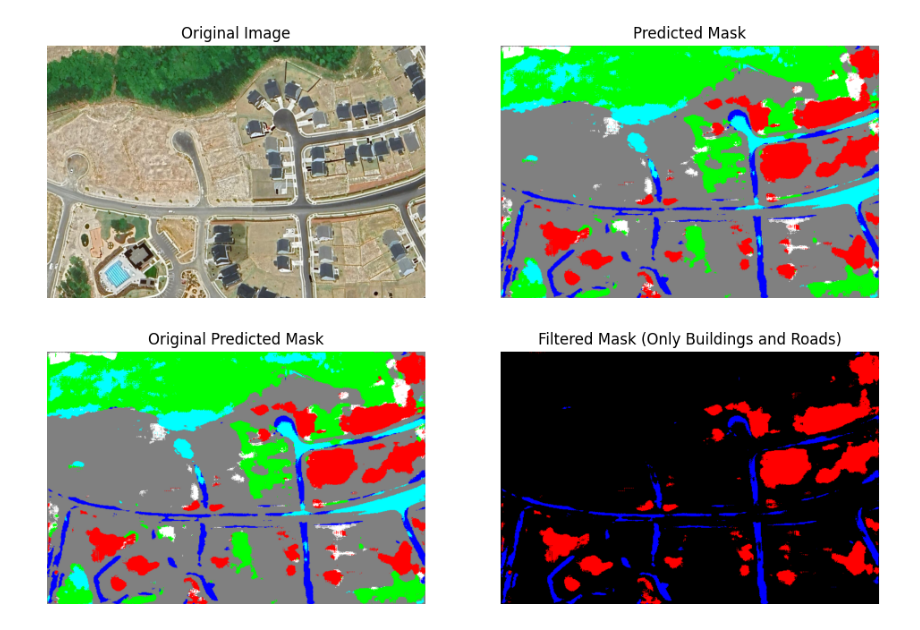
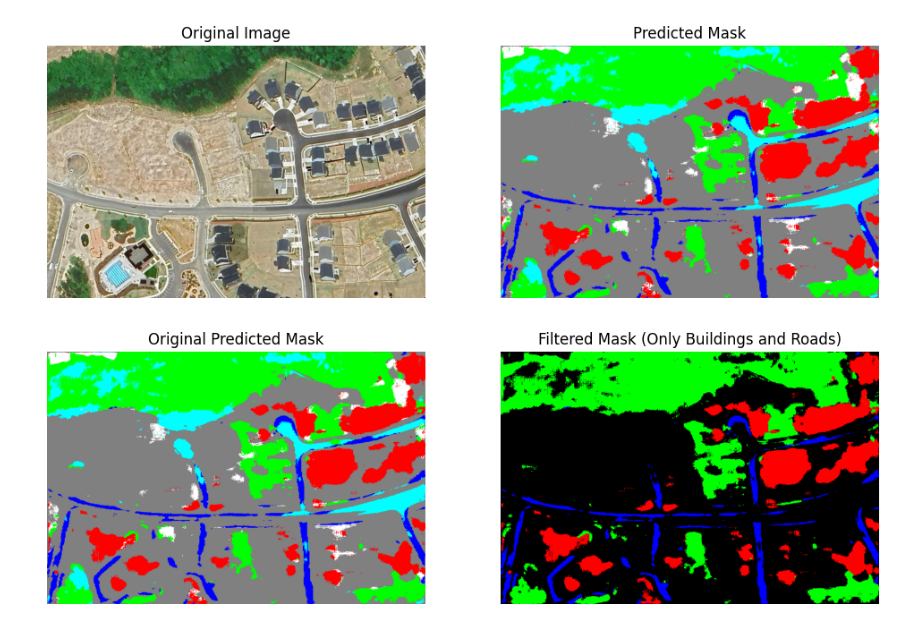
Before and after one commit to rach-li-2017-7/Satellite_Image_Object_Recognition, a Jupyter notebook: notebooks/model.ipynb, the cells around one changed output. Saved outputs shown, nothing was run; the diff lists cells and outputs as text; code cells hidden in the pictures.

```diff
--- a/notebooks/model.ipynb
+++ b/notebooks/model.ipynb
@@ -42,7 +42,7 @@ from utils.utils import get_label_mappings, conv_block, decoder_block, build_inc
 # %% [markdown]
 # Color Map
 # %%
-code2id, id2code, name2id, id2name = get_label_mappings()
+class_dict_df, code2id, id2code, name2id, id2name = get_label_mappings()
 # %%
 # Create a list of RGB tuples from the DataFrame
 colors = [(r/255, g/255, b/255) for r, g, b in zip(class_dict_df['r'], class_dict_df['g'], class_dict_df['b'])]
@@ -133,24 +133,24 @@ plt.show()
 [figure]
 # %%
 # Filter the mask to keep only red (buildings) and blue (roads)
-colors_to_keep = [(255, 0, 0), (0, 0, 255)]
+colors_to_keep = [(255, 0, 0), (0, 255, 0), (0, 0, 255)]
 filtered_mask = filter_mask_colors(predicted_mask_resized, colors_to_keep)
 
 # Display the filtered mask
 plt.figure(figsize=(12, 6))
 plt.subplot(1, 2, 1)
 plt.imshow(predicted_mask_resized)
 plt.title('Original Predicted Mask')
 plt.axis('off')
 
 plt.subplot(1, 2, 2)
 plt.imshow(filtered_mask)
 plt.title('Filtered Mask (Only Buildings and Roads)')
 plt.axis('off')
 
 plt.show()
 # %% [output]
-[figure, old version]
+[figure, new version]
 # %%
 # Save the filtered mask as transparent PNG
 convert_to_transparent_png(filtered_mask, 'output/filtered_mask.png')
```
Also changed, not shown: parts of 2 cells of this notebook, 6 other files.
